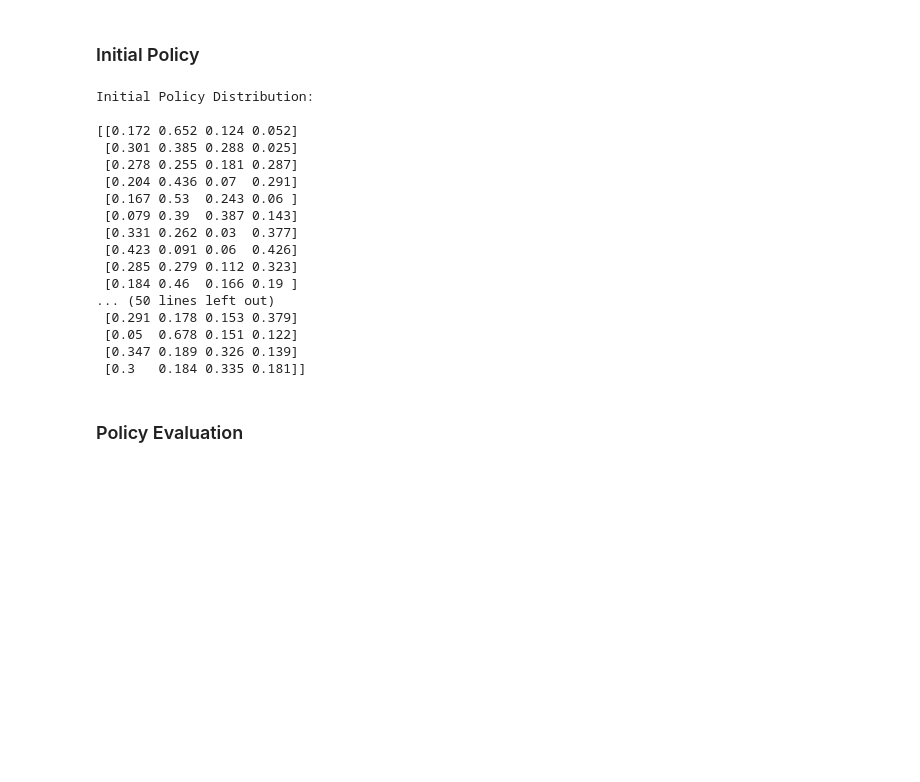
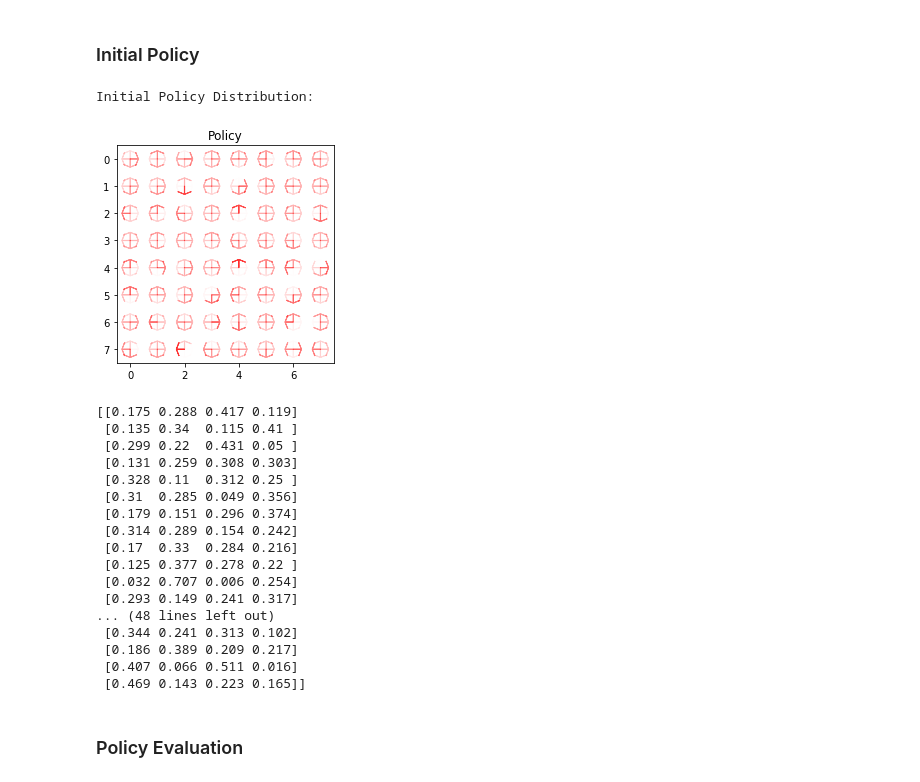
Before and after one commit to rllab-snu/Deep-Reinforcement-Learning, a Jupyter notebook: codes/week02/policy_iteration.ipynb, the cells around one changed output. Drawn from its saved outputs; the diff is of its cells as text; code cells hidden in the pictures; blank space fills up the shorter version.

```diff
--- a/codes/week02/policy_iteration.ipynb
+++ b/codes/week02/policy_iteration.ipynb
@@ -45,31 +44,52 @@ FFFHFFFG
 # Define functions step by step
 # %% [markdown]
 ### Initial Policy
-# %%
-policy = np.random.uniform(size=(n_state,n_act)) # sample random number between 0 and 1
-policy = policy/np.sum(policy,axis=1,keepdims=True) # make it sum to 1
-
-np.set_printoptions(precision=3,suppress=True)
-print("Initial Policy Distribution:\n")
-print(policy)
-# %% [output]
-Initial Policy Distribution:
-
-[[0.172 0.652 0.124 0.052]
- [0.301 0.385 0.288 0.025]
- [0.278 0.255 0.181 0.287]
- [0.204 0.436 0.07  0.291]
- [0.167 0.53  0.243 0.06 ]
- [0.079 0.39  0.387 0.143]
- [0.331 0.262 0.03  0.377]
- [0.423 0.091 0.06  0.426]
- [0.285 0.279 0.112 0.323]
- [0.184 0.46  0.166 0.19 ]
-... (50 lines left out)
- [0.291 0.178 0.153 0.379]
- [0.05  0.678 0.151 0.122]
- [0.347 0.189 0.326 0.139]
- [0.3   0.184 0.335 0.181]]
+# %%
+def plot_policy(policy):
+    plt.figure(num=0)
+    plt.imshow(np.ones((8,8,3)))
+    plt.title("Policy")
+    arr_len = 0.2
+    for i in range(8):
+        for j in range(8):
+            s = i*8+j
+            if policy[s][0]> 0:
+                plt.arrow(j,i,-arr_len,0,color="r",alpha=policy[s][0],width=0.01,head_width=0.5,head_length=0.1,overhang=1)
+            if policy[s][1]> 0:
+                plt.arrow(j,i,0,arr_len,color="r",alpha=policy[s][1],width=0.01,head_width=0.5,head_length=0.1,overhang=1)
+            if policy[s][2]> 0:
+                plt.arrow(j,i,arr_len,0,color="r",alpha=policy[s][2],width=0.01,head_width=0.5,head_length=0.1,overhang=1)
+            if policy[s][3]> 0:
+                plt.arrow(j,i,0,-arr_len,color="r",alpha=policy[s][3],width=0.01,head_width=0.5,head_length=0.1,overhang=1)
+    plt.show()
+
+policy = np.random.uniform(size=(n_state,n_act)) # sample random number between 0 and 1
+policy = policy/np.sum(policy,axis=1,keepdims=True) # make it sum to 1
+
+np.set_printoptions(precision=3,suppress=True)
+print("Initial Policy Distribution:\n")
+plot_policy(policy)
+print(policy)
+# %% [output]
+Initial Policy Distribution:
+[figure, added]
+[[0.175 0.288 0.417 0.119]
+ [0.135 0.34  0.115 0.41 ]
+ [0.299 0.22  0.431 0.05 ]
+ [0.131 0.259 0.308 0.303]
+ [0.328 0.11  0.312 0.25 ]
+ [0.31  0.285 0.049 0.356]
+ [0.179 0.151 0.296 0.374]
+ [0.314 0.289 0.154 0.242]
+ [0.17  0.33  0.284 0.216]
+ [0.125 0.377 0.278 0.22 ]
+ [0.032 0.707 0.006 0.254]
+ [0.293 0.149 0.241 0.317]
+... (48 lines left out)
+ [0.344 0.241 0.313 0.102]
+ [0.186 0.389 0.209 0.217]
+ [0.407 0.066 0.511 0.016]
+ [0.469 0.143 0.223 0.165]]
 # %% [markdown]
 ### Policy Evaluation
 # %%
```
Also changed, not shown: parts of 6 cells of this notebook.
